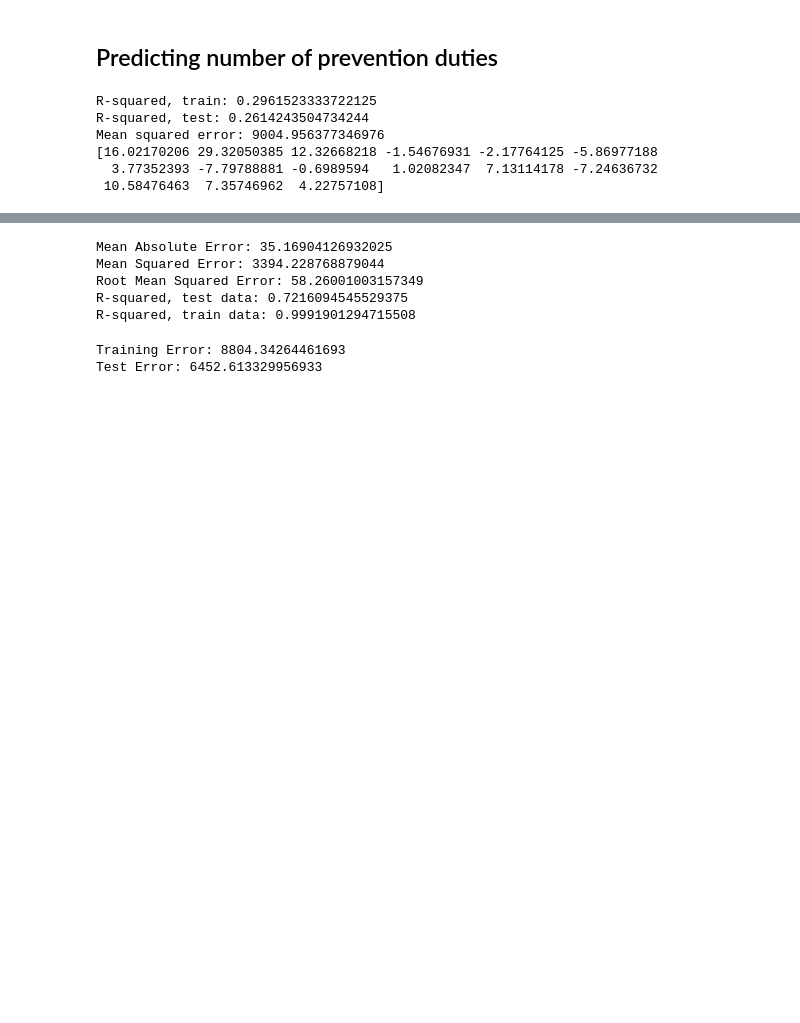
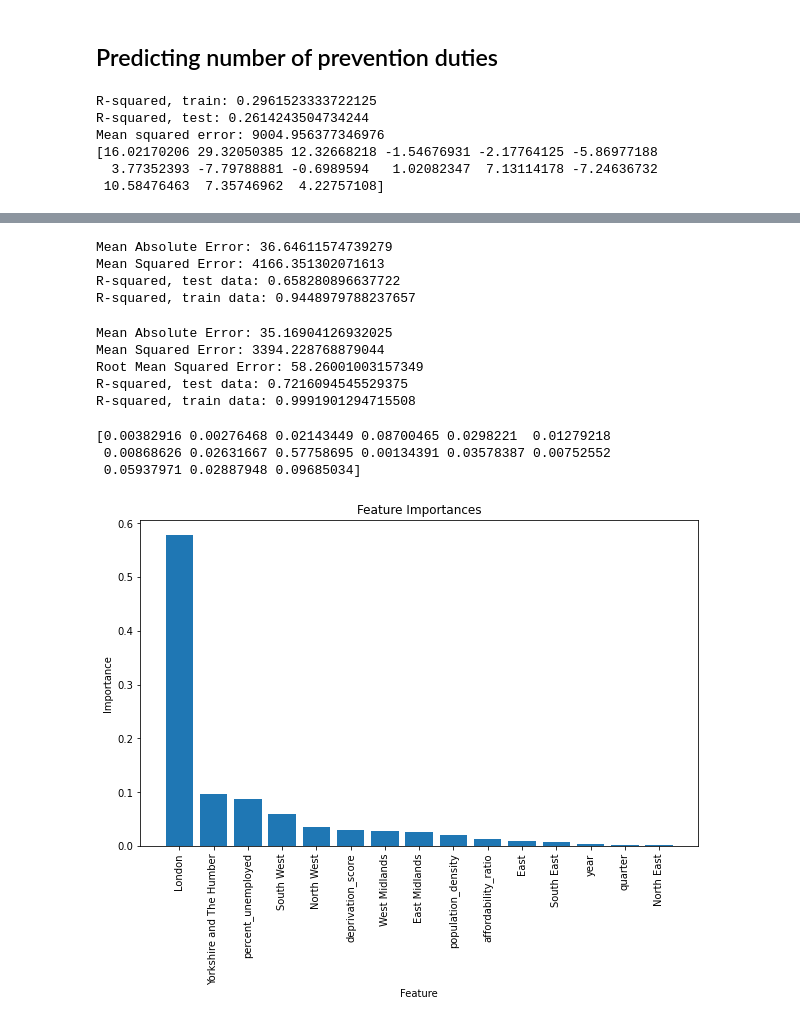
Before and after one commit to lu-fisher/Homelessness-reasons, a Jupyter notebook: Machine learning.ipynb, the cells around one changed output, grey strips where cells are left out. Drawn from its saved outputs; the diff is of its cells as text; code cells hidden in the pictures; blank space fills up the shorter version.

```diff
--- a/Machine learning.ipynb
+++ b/Machine learning.ipynb
@@ -385,7 +469,12 @@ r2 = r2_score(y_test, y_pred)
 print("Mean Absolute Error:", mae)
 print("Mean Squared Error:", mse)
 print("R-squared, test data:", r2)
-print("R-squared, train data:", r2_score(y_train, y_pred_train))
+print("R-squared, train data:", r2_score(y_train, rf.predict(X_train)))
+# %% [output]
+Mean Absolute Error: 36.64611574739279
+Mean Squared Error: 4166.351302071613
+R-squared, test data: 0.658280896637722
+R-squared, train data: 0.9448979788237657
 # %%
 #Using XG Boost Regressor model
 
@@ -423,26 +512,27 @@ Mean Squared Error: 3394.228768879044
 Root Mean Squared Error: 58.26001003157349
 R-squared, test data: 0.7216094545529375
 R-squared, train data: 0.9991901294715508
-# %%
-# Regularization using Lasso
-
-from sklearn.linear_model import Lasso
-
-X = df[['year', 'quarter', 'population_density', 'percent_unemployed', 'deprivation_score', 'affordability_ratio', 'East', 'East Midlands', 'London', 'North East',
-       'North West', 'South East', 'South West', 'West Midlands', 'Yorkshire and The Humber']]
-y = df['total_prevention_duty']
-
-X_train, X_test, y_train, y_test = train_test_split(X, y, test_size=0.2, random_state=42)
-lasso = Lasso(alpha = 0.8)
-
-lasso.fit(X_train, y_train)
-pred_train = lasso.predict(X_train)
-pred_test = lasso.predict(X_test)
-
-training_mse = mean_squared_error(y_train, pred_train)
-test_mse = mean_squared_error(y_test, pred_test)
-print('Training Error:',  training_mse)
-print('Test Error:', test_mse)
-# %% [output]
-Training Error: 8804.34264461693
-Test Error: 6452.613329956933
+# %%
+#Determining which features are the most influential
+
+print(model.feature_importances_)
+
+feature_importances = model.feature_importances_
+feature_names = X_train.columns
+
+# Sort the feature importances in descending order
+sorted_indices = np.argsort(feature_importances)[::-1]
+
+# Plot feature importances
+plt.figure(figsize=(10, 6))
+plt.bar(range(len(feature_importances)), feature_importances[sorted_indices])
+plt.xticks(range(len(feature_importances)), np.array(feature_names)[sorted_indices], rotation=90)
+plt.xlabel('Feature')
+plt.ylabel('Importance')
+plt.title('Feature Importances')
+plt.show()
+# %% [output]
+[0.00382916 0.00276468 0.02143449 0.08700465 0.0298221  0.01279218
+ 0.00868626 0.02631667 0.57758695 0.00134391 0.03578387 0.00752552
+ 0.05937971 0.02887948 0.09685034]
+[figure, added]
```
Also changed, not shown: parts of 18 cells of this notebook, 2 other files.
